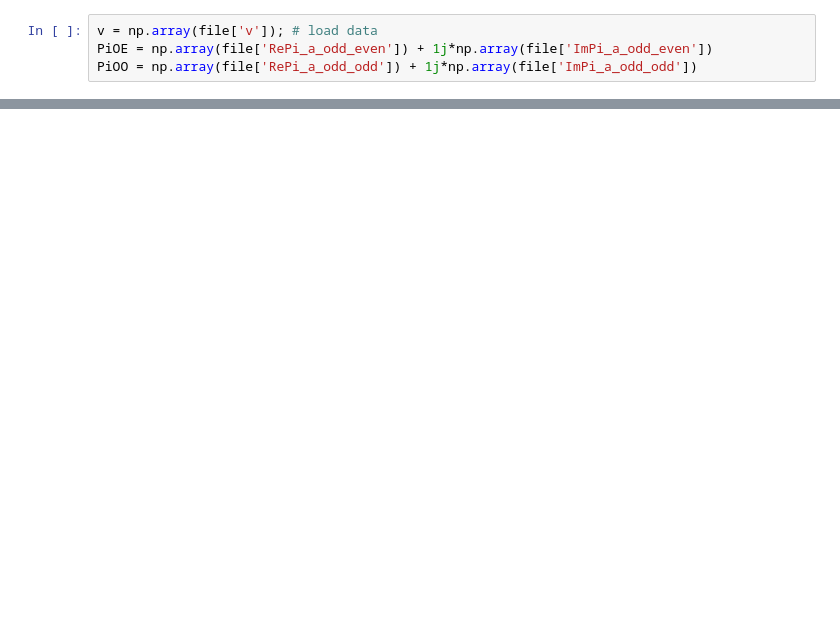
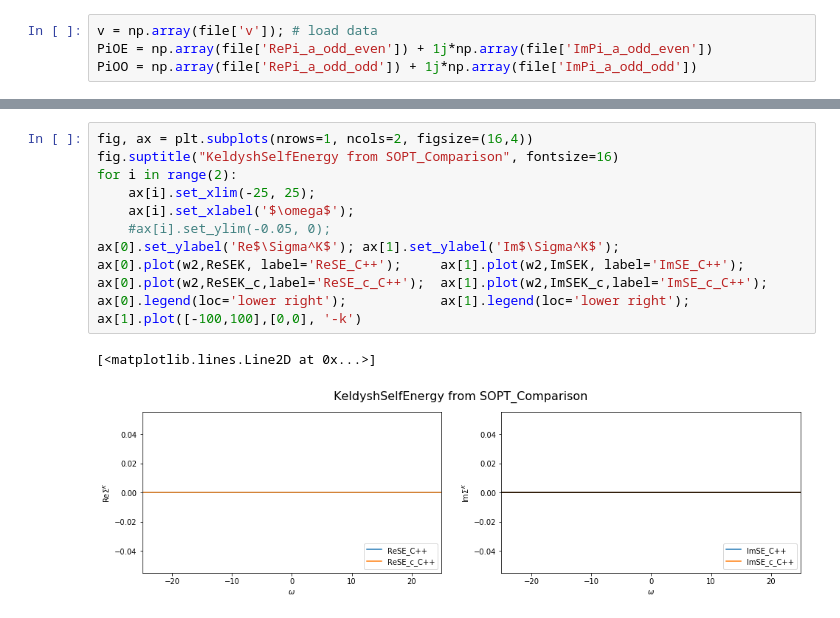
Before and after one commit to NepomukRitz/KeldyshQFT, a Jupyter notebook: Keldysh_mfRG/Benchmark - Test Data/direct eval - SOPT via FFT/plot_SOPT.ipynb, the cells around one changed output, grey strips where cells are left out. Saved outputs shown, nothing was run; the diff lists cells and outputs as text; blank space fills up the shorter version.

```diff
--- a/Keldysh_mfRG/Benchmark - Test Data/direct eval - SOPT via FFT/plot_SOPT.ipynb
+++ b/Keldysh_mfRG/Benchmark - Test Data/direct eval - SOPT via FFT/plot_SOPT.ipynb
@@ -84,0 +139,15 @@ ax[0].legend(loc='lower right');            ax[1].legend(loc='lower right');
+# %%
+fig, ax = plt.subplots(nrows=1, ncols=2, figsize=(16,4))
+fig.suptitle("KeldyshSelfEnergy from SOPT_Comparison", fontsize=16)
+for i in range(2):
+    ax[i].set_xlim(-25, 25);
+    ax[i].set_xlabel('$\omega$');
+    #ax[i].set_ylim(-0.05, 0);
+ax[0].set_ylabel('Re$\Sigma^K$'); ax[1].set_ylabel('Im$\Sigma^K$');
+ax[0].plot(w2,ReSEK, label='ReSE_C++');     ax[1].plot(w2,ImSEK, label='ImSE_C++');
+ax[0].plot(w2,ReSEK_c,label='ReSE_c_C++');  ax[1].plot(w2,ImSEK_c,label='ImSE_c_C++');
+ax[0].legend(loc='lower right');            ax[1].legend(loc='lower right');
+ax[1].plot([-100,100],[0,0], '-k')
+# %% [output]
+[<matplotlib.lines.Line2D at 0x...>]
+[figure, added]
```
Also changed, not shown: parts of 13 cells of this notebook, 20 other files.
